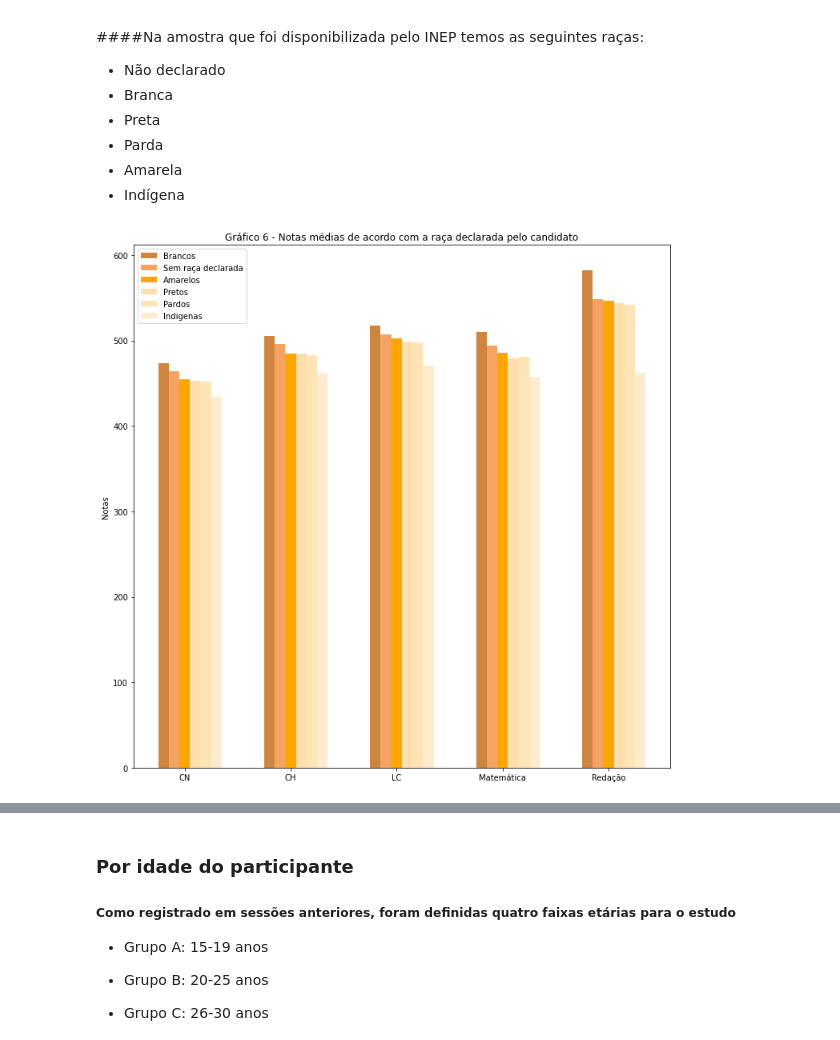
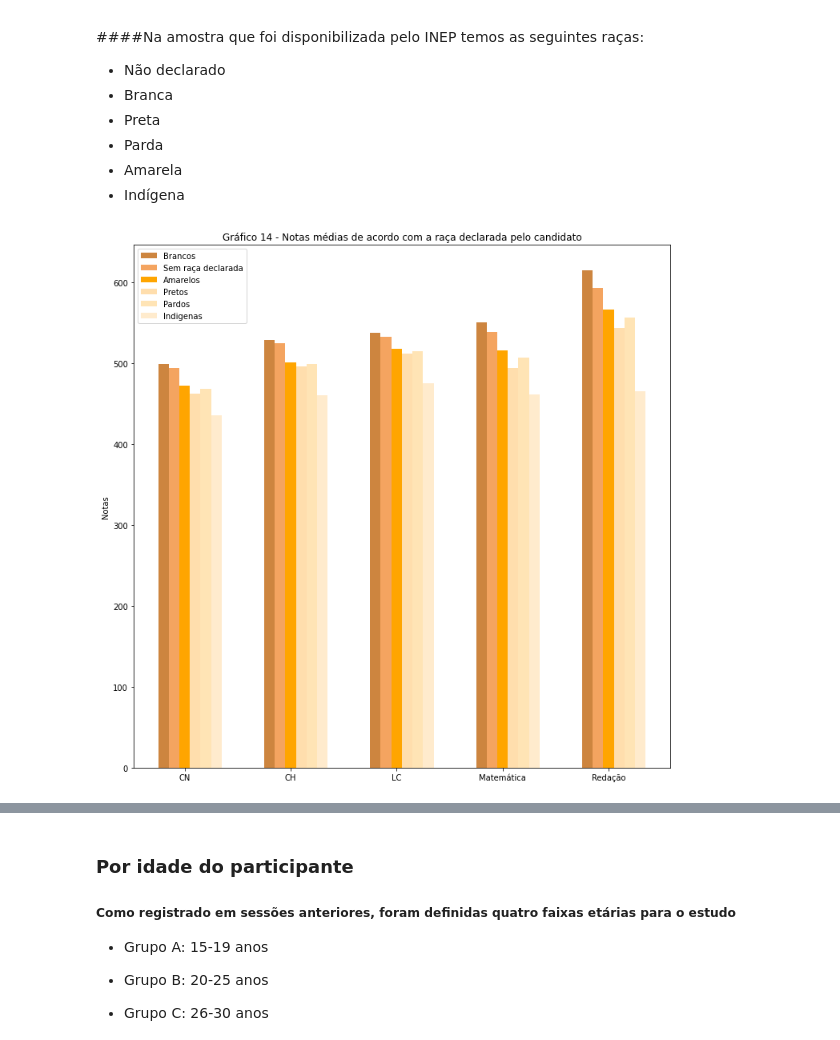
Before and after one commit to henriquecl/DataSciene_Destrinchando_o_ENEM, a Jupyter notebook: Brincando_com_o_ENEM.ipynb, the cells around one changed output, grey strips where cells are left out. Cells and saved outputs as stored; diff of their text form; code cells hidden in the pictures.

```diff
--- a/Brincando_com_o_ENEM.ipynb
+++ b/Brincando_com_o_ENEM.ipynb
@@ -8,6 +8,7 @@ import chardet
 import matplotlib.pyplot as plt
 import numpy as np
 import seaborn as sns
+plt.rcParams['figure.figsize'] = [10, 10]
 
 # Utilizada para identificar o tipo de encoding do dataset
 #with open("/content/drive/My Drive/Dados_ENEM/dados10.csv", 'rb') as rawdata:
@@ -1191,46 +1207,46 @@ A diferença percentual entre as classes A e E :
 # %%
 # Criando o vetor de notas nas competências e raça do participante
 notas_raca = notas.copy()
 notas_raca.append("TP_COR_RACA")
 f1 = 'TP_COR_RACA == 0'
 # Obtenção dos DataFrames com o devido filtro.
-nd_norte = dados_norte[notas_raca].query(f1).dropna().mean()
-branca_norte = dados_norte[notas_raca].query('TP_COR_RACA == 1').dropna().mean()
-preta_norte = dados_norte[notas_raca].query('TP_COR_RACA == 2').dropna().mean()
-pardo_norte = dados_norte[notas_raca].query('TP_COR_RACA == 3').dropna().mean()
-amarela_norte = dados_norte[notas_raca].query('TP_COR_RACA == 4').dropna().mean()
-indigena_norte = dados_norte[notas_raca].query('TP_COR_RACA == 5').dropna().mean()
-nd_norte = nd_norte[notas]
-branca_norte = branca_norte[notas]
-preta_norte = preta_norte[notas]
-pardo_norte = pardo_norte[notas]
-amarela_norte = amarela_norte[notas]
-indigena_norte = indigena_norte[notas]
+nd_CO = dados_CO[notas_raca].query(f1).dropna().mean()
+branca_CO = dados_CO[notas_raca].query('TP_COR_RACA == 1').dropna().mean()
+preta_CO = dados_CO[notas_raca].query('TP_COR_RACA == 2').dropna().mean()
+pardo_CO = dados_CO[notas_raca].query('TP_COR_RACA == 3').dropna().mean()
+amarela_CO = dados_CO[notas_raca].query('TP_COR_RACA == 4').dropna().mean()
+indigena_CO = dados_CO[notas_raca].query('TP_COR_RACA == 5').dropna().mean()
+nd_CO = nd_CO[notas]
+branca_CO = branca_CO[notas]
+preta_CO = preta_CO[notas]
+pardo_CO = pardo_CO[notas]
+amarela_CO = amarela_CO[notas]
+indigena_CO = indigena_CO[notas]
 
-percentual_branco_nd = (branca_norte/nd_norte - 1)*100
-percentual_branco_amarelo = (branca_norte/preta_norte - 1)*100
-percentual_branco_pretos = (branca_norte/pardo_norte - 1 )*100
-percentual_branco_pardos = (branca_norte/amarela_norte - 1)*100
-percentual_branco_indigenas = (branca_norte/indigena_norte - 1)*100
+percentual_branco_nd_CO = (branca_CO/nd_CO - 1)*100
+percentual_branco_amarelo_CO = (branca_CO/preta_CO - 1)*100
+percentual_branco_pretos_CO = (branca_CO/pardo_CO - 1 )*100
+percentual_branco_pardos_CO = (branca_CO/amarela_CO - 1)*100
+percentual_branco_indigenas_CO = (branca_CO/indigena_CO - 1)*100
 
 #Plot do gráfico
 plt.rcParams['figure.figsize'] = [12, 12]  # Essa linha que fez a imagem ficar maior
 fig, ax = plt.subplots()
-rects2 = ax.bar(x +0.00 , branca_norte ,color= 'peru',  width=0.1, label='Brancos')
-rects1 = ax.bar(x +0.10 , nd_norte     ,color = 'sandybrown' ,width=0.1, label='Sem raça declarada')
-rects5 = ax.bar(x +0.20 , amarela_norte,color = 'orange' ,width=0.1, label='Amarelos')
-rects3 = ax.bar(x +0.30 , preta_norte  ,color = 'navajowhite' ,width=0.1, label='Pretos')
-rects4 = ax.bar(x +0.40 , pardo_norte  ,color = 'moccasin' ,width=0.1, label='Pardos')
-rects6 = ax.bar(x +0.50 , indigena_norte,color = 'blanchedalmond' ,width=0.1, label='Indigenas')
+rects2 = ax.bar(x +0.00 , branca_CO   ,color= 'peru',  width=0.1, label='Brancos')
+rects1 = ax.bar(x +0.10 , nd_CO       ,color = 'sandybrown' ,width=0.1, label='Sem raça declarada')
+rects5 = ax.bar(x +0.20 , amarela_CO  ,color = 'orange' ,width=0.1, label='Amarelos')
+rects3 = ax.bar(x +0.30 , preta_CO    ,color = 'navajowhite' ,width=0.1, label='Pretos')
+rects4 = ax.bar(x +0.40 , pardo_CO    ,color = 'moccasin' ,width=0.1, label='Pardos')
+rects6 = ax.bar(x +0.50 , indigena_CO ,color = 'blanchedalmond' ,width=0.1, label='Indigenas')
 ax.set_ylabel('Notas')
 #plt.figure(figsize=(10,8))
-ax.set_title('Gráfico 6 - Notas médias de acordo com a raça declarada pelo candidato')
+ax.set_title('Gráfico 14 - Notas médias de acordo com a raça declarada pelo candidato')
 ax.set_xticks(x + 0.2)
 ax.set_xticklabels(['CN', 'CH', 'LC', 'Matemática', 'Redação'])
 ax.legend(loc=0)
 plt.show()
 # %% [output]
-[figure, old version]
+[figure, new version]
 # %% [markdown]
 #### Com uma simples análise do Gráfico 6 é possivel observar que, os participantes cujos se declararam brancos possuem uma vantagem em relação aos outros participantes, em dados percentuais temos:
 
```
Also changed, not shown: parts of 36 cells of this notebook.
